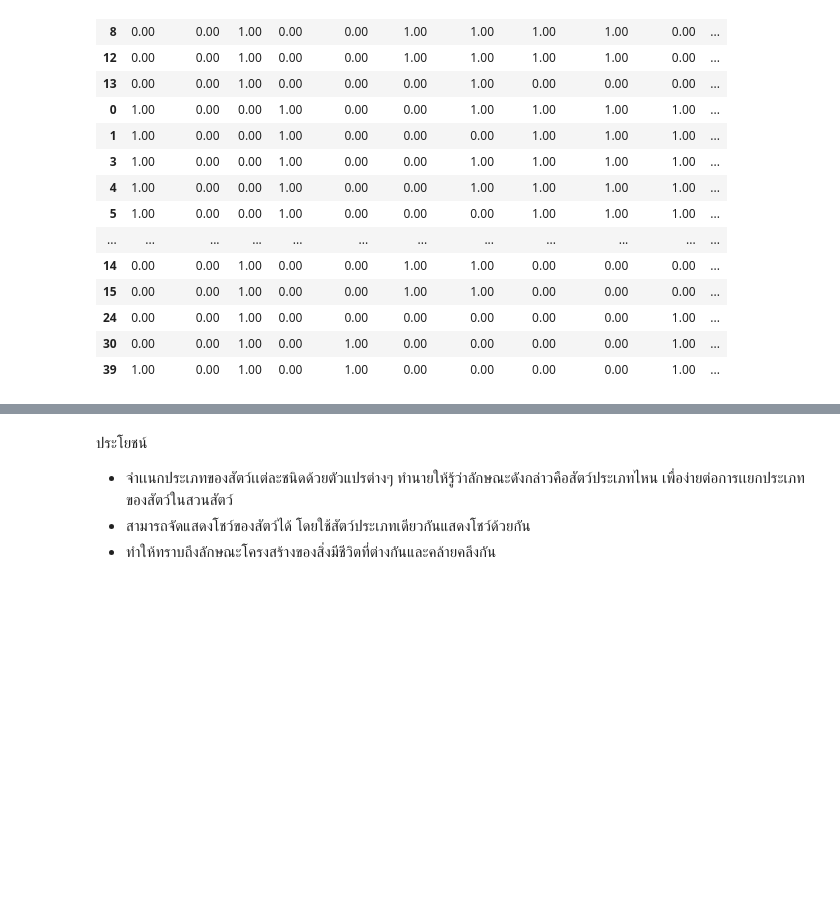
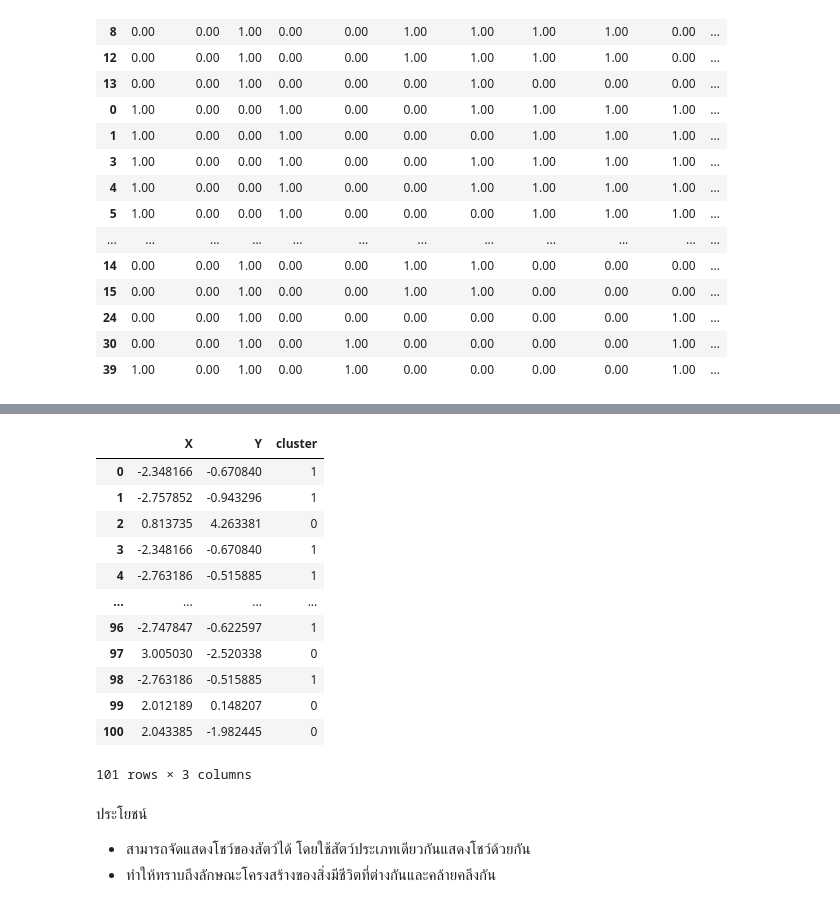
Before and after one commit to TungSoPon/bsc_dpdm22, a Jupyter notebook: Project_DataMining.ipynb, the cells around one changed output, grey strips where cells are left out. Cells and saved outputs as stored; diff of their text form; code cells hidden in the pictures; blank space fills up the shorter version.

```diff
--- a/Project_DataMining.ipynb
+++ b/Project_DataMining.ipynb
@@ -752,5 +519,20 @@ resultall
+# %%
+principalDf
+# %% [output]
+|  | X | Y | cluster |
+| 0 | -2.348166 | -0.670840 | 1 |
+| 1 | -2.757852 | -0.943296 | 1 |
+| 2 | 0.813735 | 4.263381 | 0 |
+| 3 | -2.348166 | -0.670840 | 1 |
+| 4 | -2.763186 | -0.515885 | 1 |
+| ... | ... | ... | ... |
+| 96 | -2.747847 | -0.622597 | 1 |
+| 97 | 3.005030 | -2.520338 | 0 |
+| 98 | -2.763186 | -0.515885 | 1 |
+| 99 | 2.012189 | 0.148207 | 0 |
+| 100 | 2.043385 | -1.982445 | 0 |
+101 rows × 3 columns
 # %% [markdown]
 ประโยชน์
-* จำเเนกประเภทของสัตว์เเต่ละชนิดด้วยตัวแปรต่างๆ ทำนายให้รู้ว่าลักษณะดังกล่าวคือสัตว์ประเภทไหน เพื่อง่ายต่อการเเยกประเภทของสัตว์ในสวนสัตว์
 * สามารถจัดแสดงโชว์ของสัตว์ได้ โดยใช้สัตว์ประเภทเดียวกันแสดงโชว์ด้วยกัน
 * ทำให้ทราบถึงลักษณะโครงสร้างของสิ่งมีชีวิตที่ต่างกันและคล้ายคลึงกัน
```
Also changed, not shown: parts of 32 cells of this notebook.
